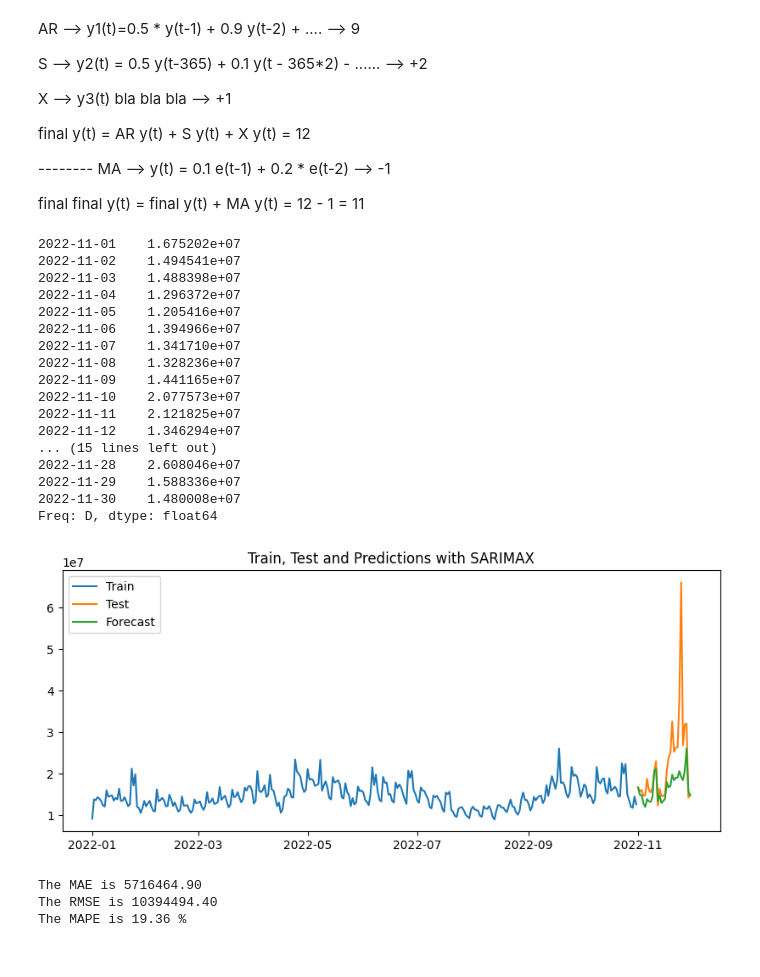
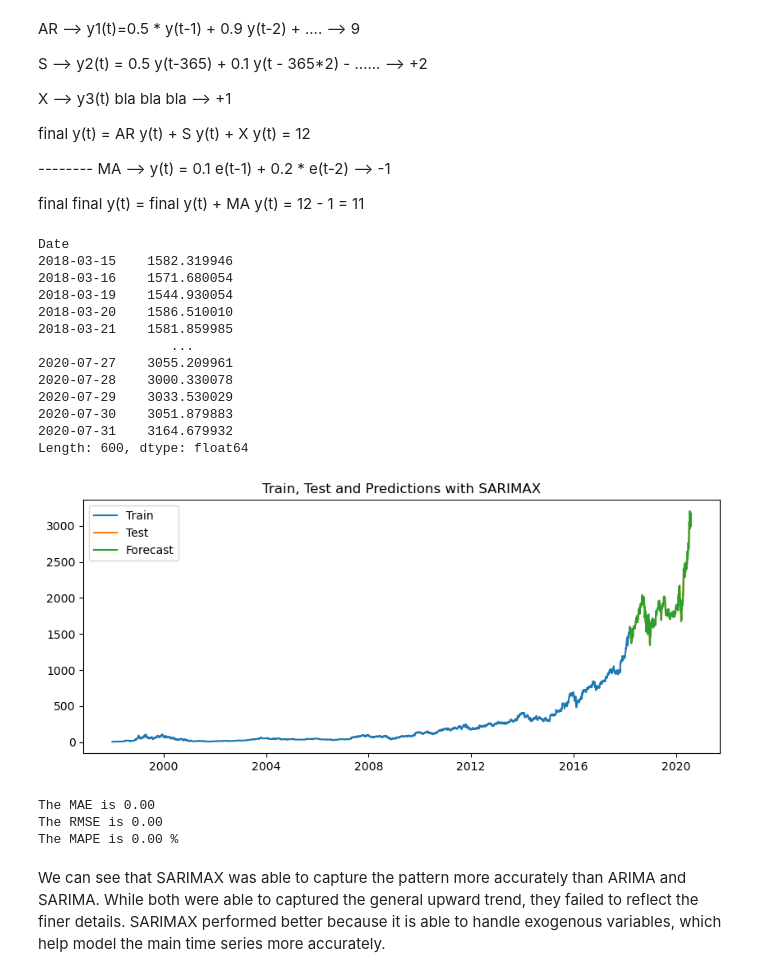
Before and after one commit to MarioHabibFathi/ITI_Time_series, a Jupyter notebook: LABS/ARIMA, SARIMA and SARIMAX.ipynb, the cells around one changed output. Cells and saved outputs as stored; diff of their text form; code cells hidden in the pictures.

```diff
--- a/LABS/ARIMA, SARIMA and SARIMAX.ipynb
+++ b/LABS/ARIMA, SARIMA and SARIMAX.ipynb
@@ -310,7 +310,7 @@ components
 # %%
 # Seasonal Decomposition Plots for Revenue Data
 # Multiplicative model type, with daily seasonality (365 days)
-df = df
+df = df.rename(columns = {'Close': 'y'})
 decomposition = seasonal_decompose(df['y'],
                                    model = 'mul',
                                    period = 365)
@@ -466,6 +474,6 @@ Evidence suggests that the time series is stationary.
 # %%
 # Split the Data into training and test
-test_days = 30 # Number of days to reserve for testing
+test_days = 600 # Number of days to reserve for testing
 train, test = df.iloc[:-test_days], df.iloc[-test_days:]
 test
 # %% [output]
@@ -659,7 +679,7 @@ dtypes: float64(4)
 memory usage: 70.1 KB
 # %%
 # Split the Regressor Data into training and test
-test_days = 30 # Number of days to reserve for testing
-exog_train, exog_test = df.iloc[:-test_days,1:3], df.iloc[-test_days:,1:3]
+test_days = 600 # Number of days to reserve for testing
+exog_train, exog_test = df.iloc[:-test_days,1:4], df.iloc[-test_days:,1:4]
 exog_test.head()
 # %% [output]
@@ -764,30 +776,29 @@ final y(t) = AR y(t) + S y(t) + X y(t) = 12
 # X - representing the exogenous variables for forecasting
 predictions_sarimax = model_sarimax.predict(n_periods = len(test),
                                             X = exog_test)
+predictions_sarimax.index = test.index
 predictions_sarimax
 # %% [output]
-2022-11-01    1.675202e+07
-2022-11-02    1.494541e+07
-2022-11-03    1.488398e+07
-2022-11-04    1.296372e+07
-2022-11-05    1.205416e+07
-2022-11-06    1.394966e+07
-2022-11-07    1.341710e+07
-2022-11-08    1.328236e+07
-2022-11-09    1.441165e+07
-2022-11-10    2.077573e+07
-2022-11-11    2.121825e+07
-2022-11-12    1.346294e+07
-... (15 lines left out)
-2022-11-28    2.608046e+07
-2022-11-29    1.588336e+07
-2022-11-30    1.480008e+07
-Freq: D, dtype: float64
+Date
+2018-03-15    1582.319946
+2018-03-16    1571.680054
+2018-03-19    1544.930054
+2018-03-20    1586.510010
+2018-03-21    1581.859985
+                 ...
+2020-07-27    3055.209961
+2020-07-28    3000.330078
+2020-07-29    3033.530029
+2020-07-30    3051.879883
+2020-07-31    3164.679932
+Length: 600, dtype: float64
 # %%
 # Model assessment
-model_assessment(train['y']['2022':], test['y'], predictions_sarimax, "SARIMAX")
+model_assessment(train['y']['1998':], test['y'], predictions_sarimax, "SARIMAX")
 # %% [output]
-[figure, old version]
+[figure, new version]
-The MAE is 5716464.90
-The RMSE is 10394494.40
-The MAPE is 19.36 %
+The MAE is 0.00
+The RMSE is 0.00
+The MAPE is 0.00 %
+# %% [markdown]
+We can see that SARIMAX was able to capture the pattern more accurately than ARIMA and SARIMA. While both were able to captured the general upward trend, they failed to reflect the finer details. SARIMAX performed better because it is able to handle exogenous variables, which help model the main time series more accurately.
```
Also changed, not shown: parts of 29 cells of this notebook.
